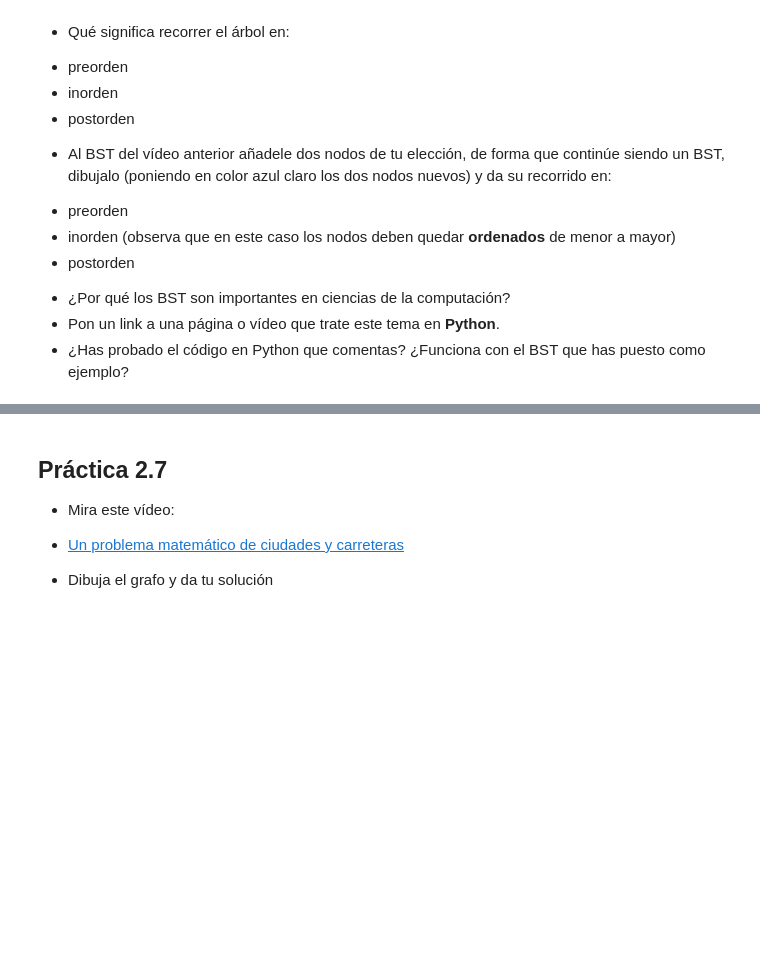
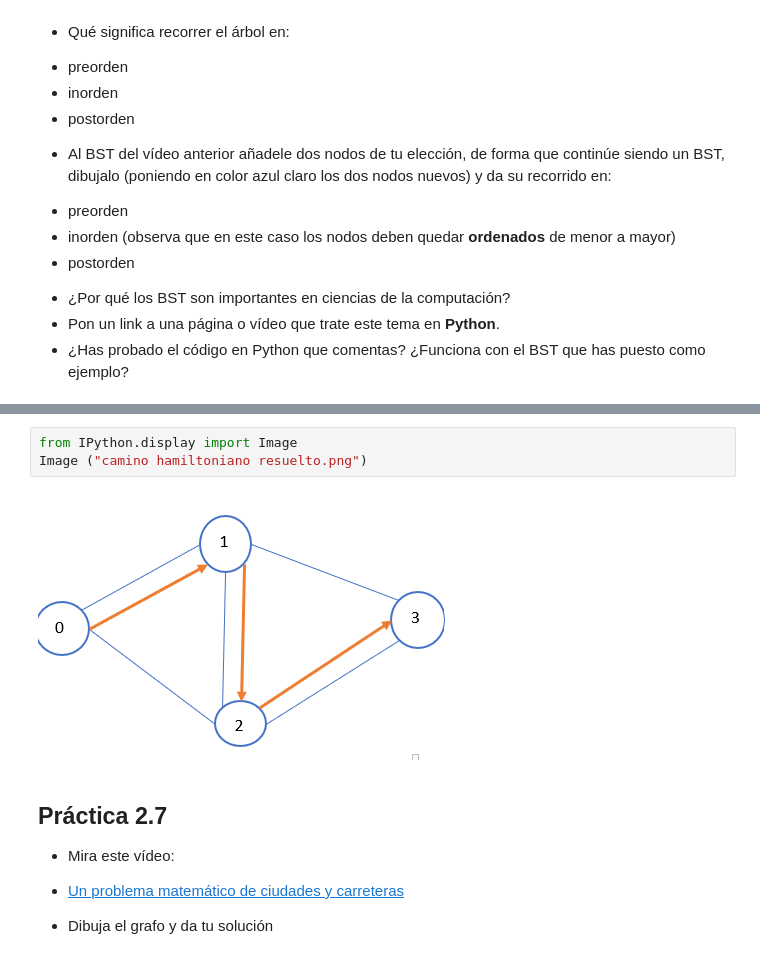
Before and after one commit to Alba004/Matematicas, a Jupyter notebook: grafos/practica_grafos.ipynb, the cells around one changed output, grey strips where cells are left out. Saved outputs shown, nothing was run; the diff lists cells and outputs as text; blank space fills up the shorter version.

```diff
--- a/grafos/practica_grafos.ipynb
+++ b/grafos/practica_grafos.ipynb
@@ -213,3 +257,8 @@ print(convert_to_matrix(lst))
+# %%
+from IPython.display import Image
+Image ("camino hamiltoniano resuelto.png")
+# %% [output]
+[figure, added]
 # %% [markdown]
 ## Práctica 2.7
 * Mira este vídeo:
```
Also changed, not shown: parts of 16 cells of this notebook.
